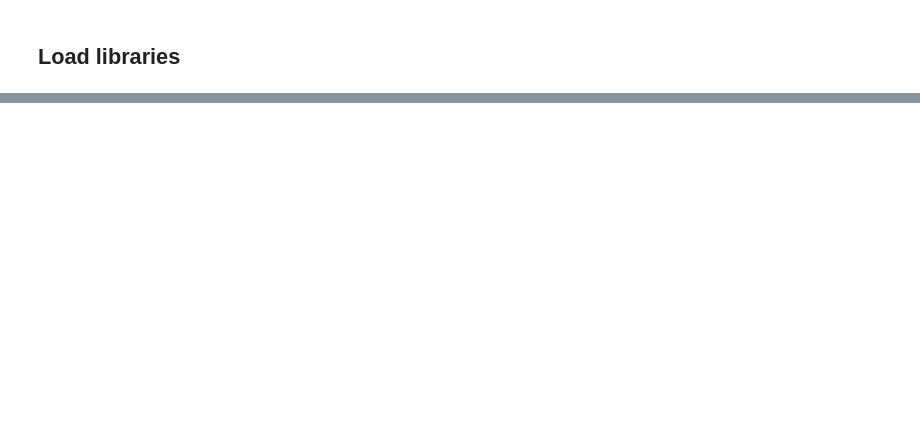
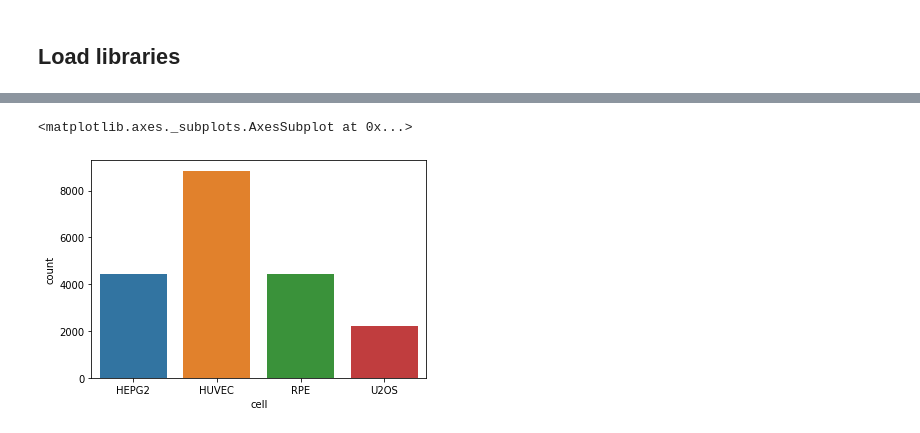
Before and after one commit to MichelML/ml-cellsignal, a Jupyter notebook: eda.ipynb, the cells around one changed output, grey strips where cells are left out. Cells and saved outputs as stored; diff of their text form; code cells hidden in the pictures; blank space fills up the shorter version.

```diff
--- a/eda.ipynb
+++ b/eda.ipynb
@@ -265,0 +143,5 @@ apply_plates_leak(all_preds)
+# %%
+sns.countplot(x='cell',data=df_all[df_all['ds'] == 'test'])
+# %% [output]
+<matplotlib.axes._subplots.AxesSubplot at 0x...>
+[figure, added]
```
Also changed, not shown: parts of 47 cells of this notebook, 1 other file.
